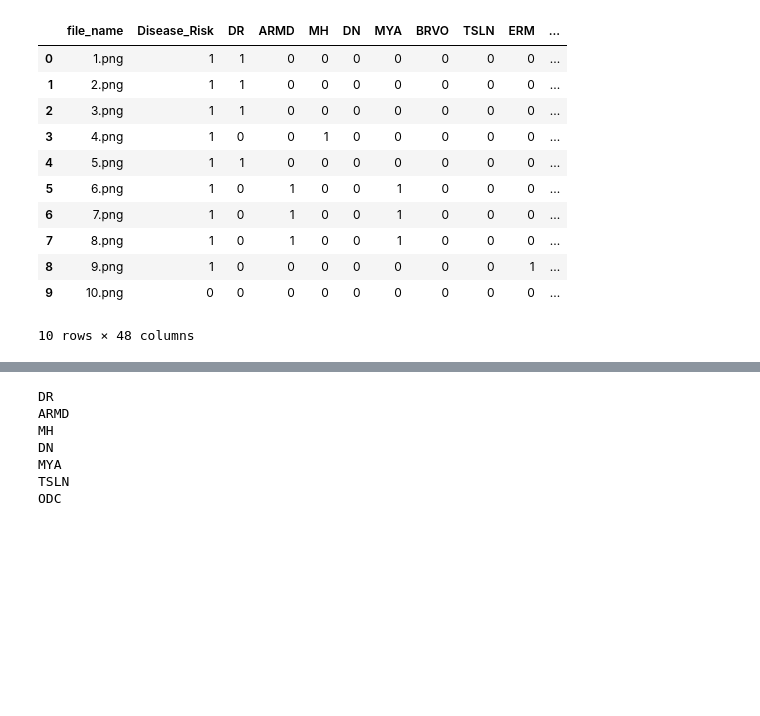
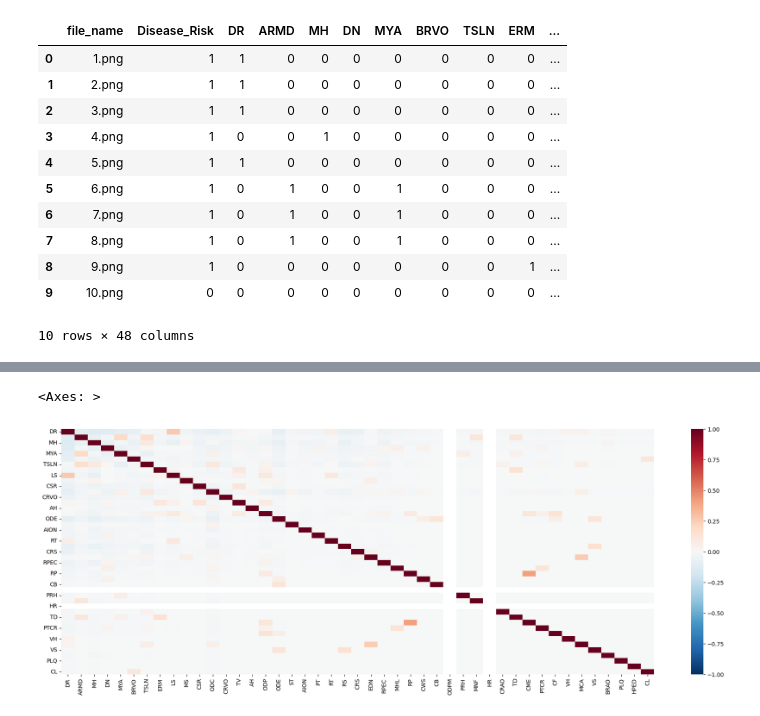
Before and after one commit to Blyzi/DataCamp, a Jupyter notebook: models/main.ipynb, the cells around one changed output, grey strips where cells are left out. Saved outputs shown, nothing was run; the diff lists cells and outputs as text; code cells hidden in the pictures; blank space fills up the shorter version.

```diff
--- a/models/main.ipynb
+++ b/models/main.ipynb
@@ -84,13 +85,8 @@ sns.countplot(x='Disease_Risk', hue='type', data=df)
-# %%
-# Print a list of all labels that appear more than 50 times in the train set
-for desease in desease_list:
-    if df_train[desease].sum() > 75:
-        print(desease)
-# %% [output]
-DR
-ARMD
-MH
-DN
-MYA
-TSLN
-ODC
+# %%
+# Correlation between the pathologies
+
+plt.figure(figsize=(24, 8))
+sns.heatmap(df_train.drop(['file_name', 'Disease_Risk', 'type'], axis=1).corr(), cmap='RdBu_r', vmax=1.0, vmin=-1.0,)
+# %% [output]
+<Axes: >
+[figure, added]
```
Also changed, not shown: parts of 10 cells of this notebook, 1 other file.
